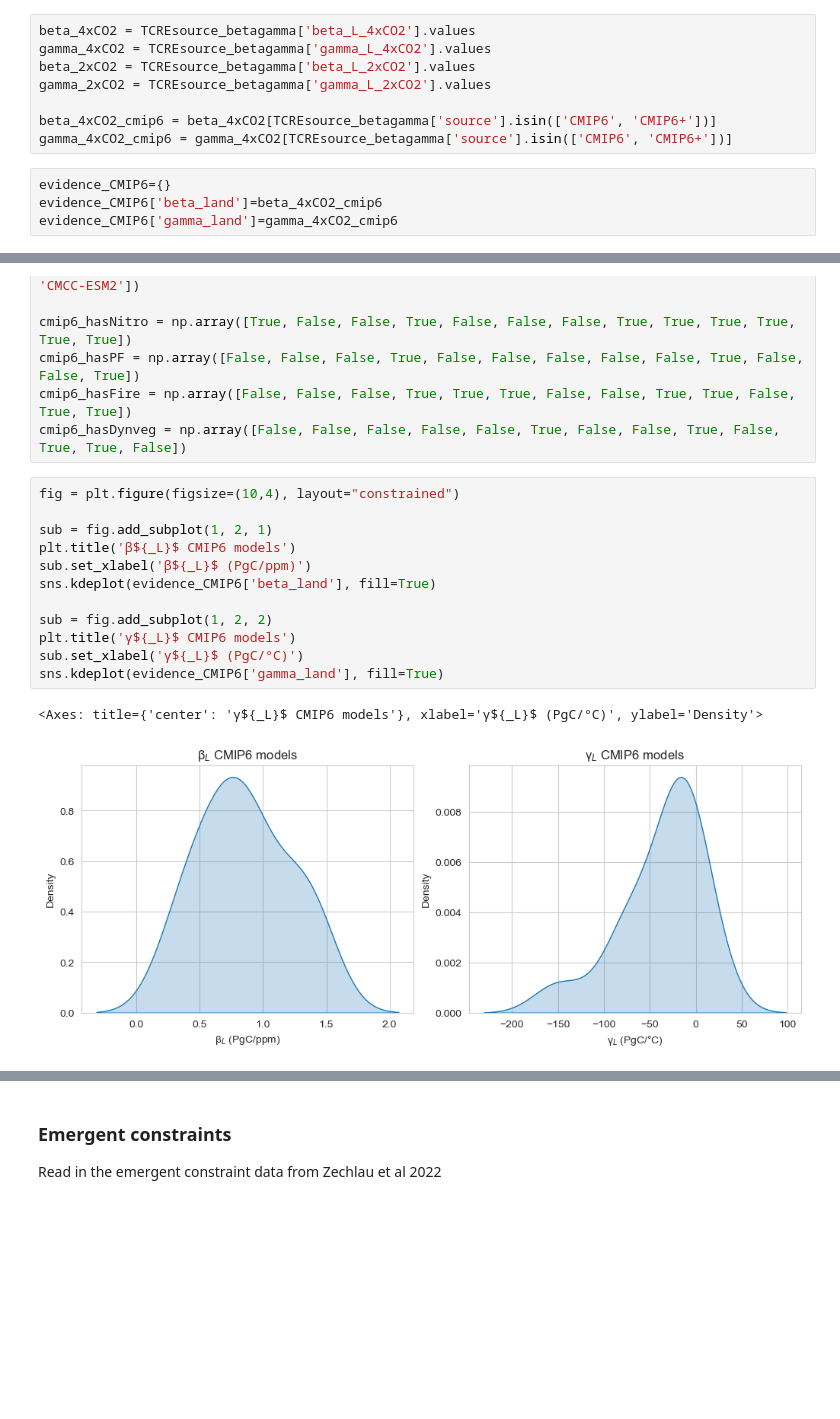
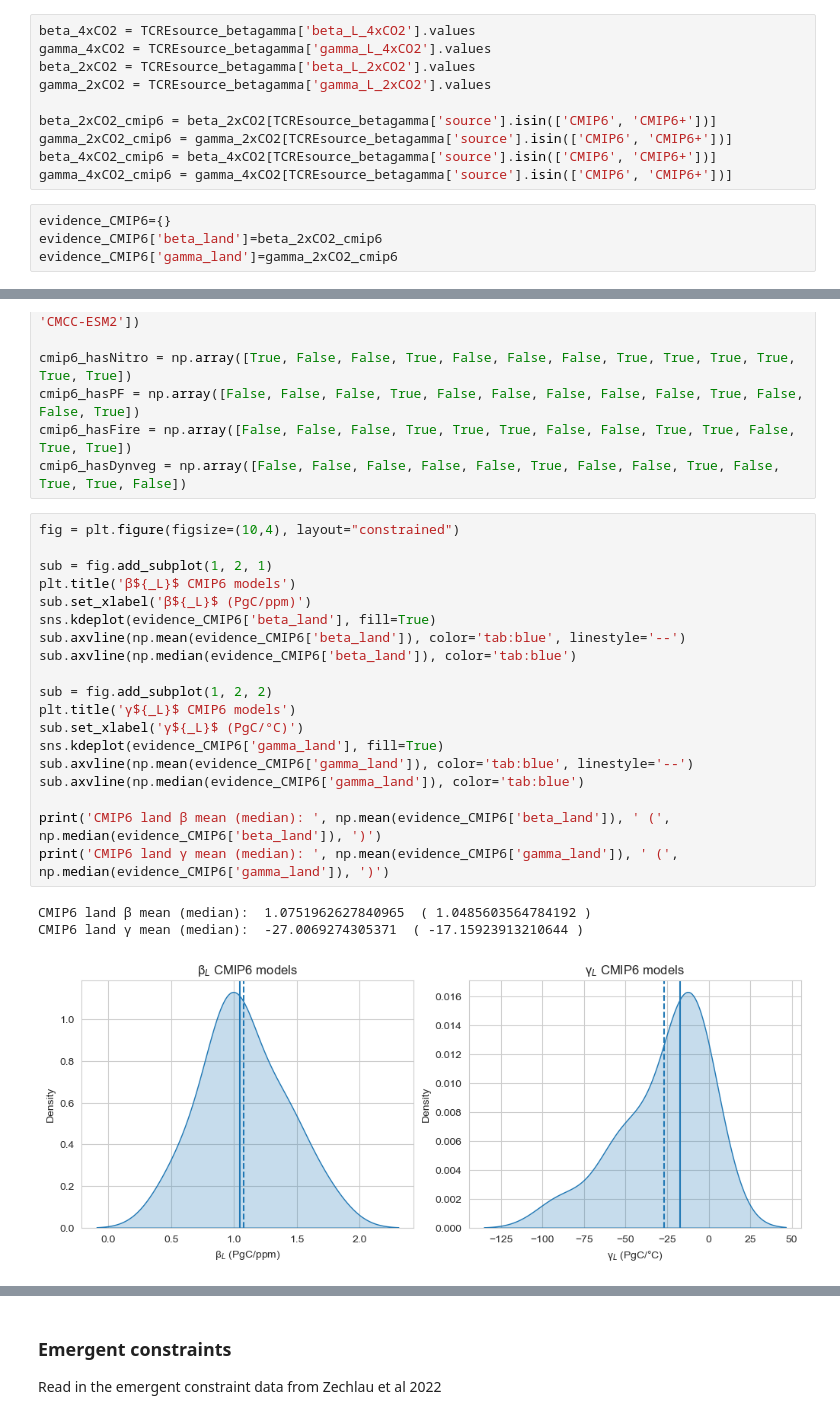
Before and after one commit to rebeccamayvarney/TCRE_betagamma, a Jupyter notebook: Bayes_betagamma_land.ipynb, the cells around one changed output, grey strips where cells are left out. Cells and saved outputs as stored; diff of their text form; blank space fills up the shorter version.

```diff
--- a/Bayes_betagamma_land.ipynb
+++ b/Bayes_betagamma_land.ipynb
@@ -41,12 +41,14 @@ gamma_4xCO2 = TCREsource_betagamma['gamma_L_4xCO2'].values
 beta_2xCO2 = TCREsource_betagamma['beta_L_2xCO2'].values
 gamma_2xCO2 = TCREsource_betagamma['gamma_L_2xCO2'].values
 
+beta_2xCO2_cmip6 = beta_2xCO2[TCREsource_betagamma['source'].isin(['CMIP6', 'CMIP6+'])]
+gamma_2xCO2_cmip6 = gamma_2xCO2[TCREsource_betagamma['source'].isin(['CMIP6', 'CMIP6+'])]
 beta_4xCO2_cmip6 = beta_4xCO2[TCREsource_betagamma['source'].isin(['CMIP6', 'CMIP6+'])]
 gamma_4xCO2_cmip6 = gamma_4xCO2[TCREsource_betagamma['source'].isin(['CMIP6', 'CMIP6+'])]
 # %%
 evidence_CMIP6={}
-evidence_CMIP6['beta_land']=beta_4xCO2_cmip6
-evidence_CMIP6['gamma_land']=gamma_4xCO2_cmip6
+evidence_CMIP6['beta_land']=beta_2xCO2_cmip6
+evidence_CMIP6['gamma_land']=gamma_2xCO2_cmip6
 # %%
 # process grouping
 cmip6_models = np.array(['ACCESS-ESM1-5', 'BCC-CSM2-MR', 'CanESM5', 'CESM2', 'CNRM-ESM2-1', 'GFDL-ESM4', 'IPSL-CM6A-LR', 'MIROC-ES2L', 'MPI-ESM1-2-LR', 'NorESM2-LM', 'UKESM1-0-LL', 'EC-Earth3-CC', 'CMCC-ESM2'])
@@ -58,18 +60,26 @@ cmip6_hasDynveg = np.array([False, False, False, False, False, True, False, Fals
 # %%
 fig = plt.figure(figsize=(10,4), layout="constrained")
 
 sub = fig.add_subplot(1, 2, 1)
 plt.title('β${_L}$ CMIP6 models')
 sub.set_xlabel('β${_L}$ (PgC/ppm)')
 sns.kdeplot(evidence_CMIP6['beta_land'], fill=True)
+sub.axvline(np.mean(evidence_CMIP6['beta_land']), color='tab:blue', linestyle='--')
+sub.axvline(np.median(evidence_CMIP6['beta_land']), color='tab:blue')
 
 sub = fig.add_subplot(1, 2, 2)
 plt.title('γ${_L}$ CMIP6 models')
 sub.set_xlabel('γ${_L}$ (PgC/°C)')
 sns.kdeplot(evidence_CMIP6['gamma_land'], fill=True)
+sub.axvline(np.mean(evidence_CMIP6['gamma_land']), color='tab:blue', linestyle='--')
+sub.axvline(np.median(evidence_CMIP6['gamma_land']), color='tab:blue')
+
+print('CMIP6 land β mean (median): ', np.mean(evidence_CMIP6['beta_land']), ' (', np.median(evidence_CMIP6['beta_land']), ')')
+print('CMIP6 land γ mean (median): ', np.mean(evidence_CMIP6['gamma_land']), ' (', np.median(evidence_CMIP6['gamma_land']), ')')
 # %% [output]
-<Axes: title={'center': 'γ${_L}$ CMIP6 models'}, xlabel='γ${_L}$ (PgC/°C)', ylabel='Density'>
+CMIP6 land β mean (median):  1.0751962627840965  ( 1.0485603564784192 )
+CMIP6 land γ mean (median):  -27.0069274305371  ( -17.15923913210644 )
-[figure, old version]
+[figure, new version]
 # %%
 # sanity check
 
```
Also changed, not shown: parts of 8 cells of this notebook.
